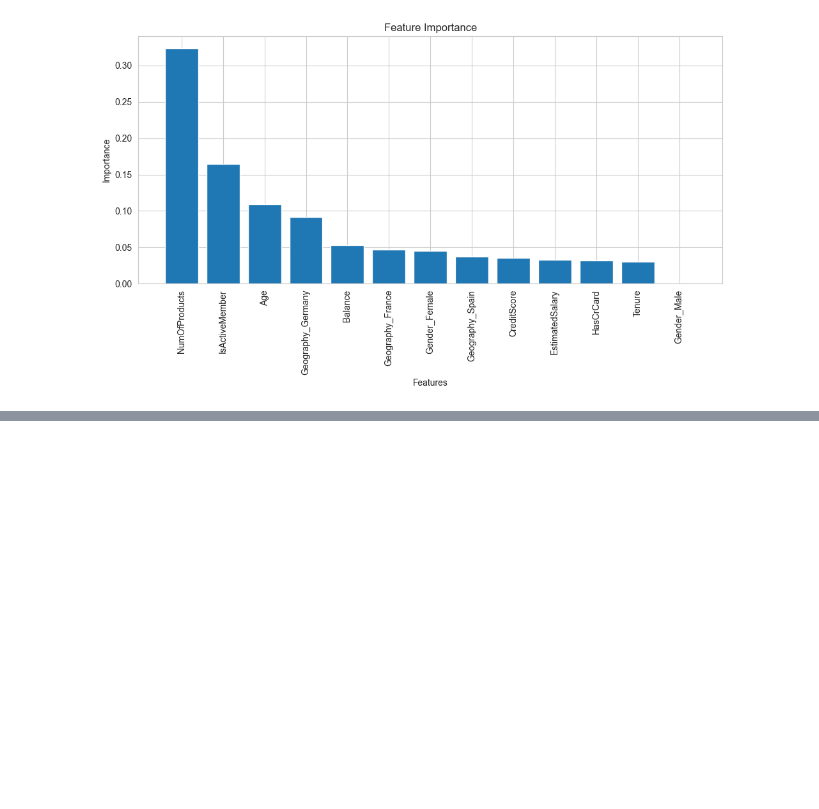
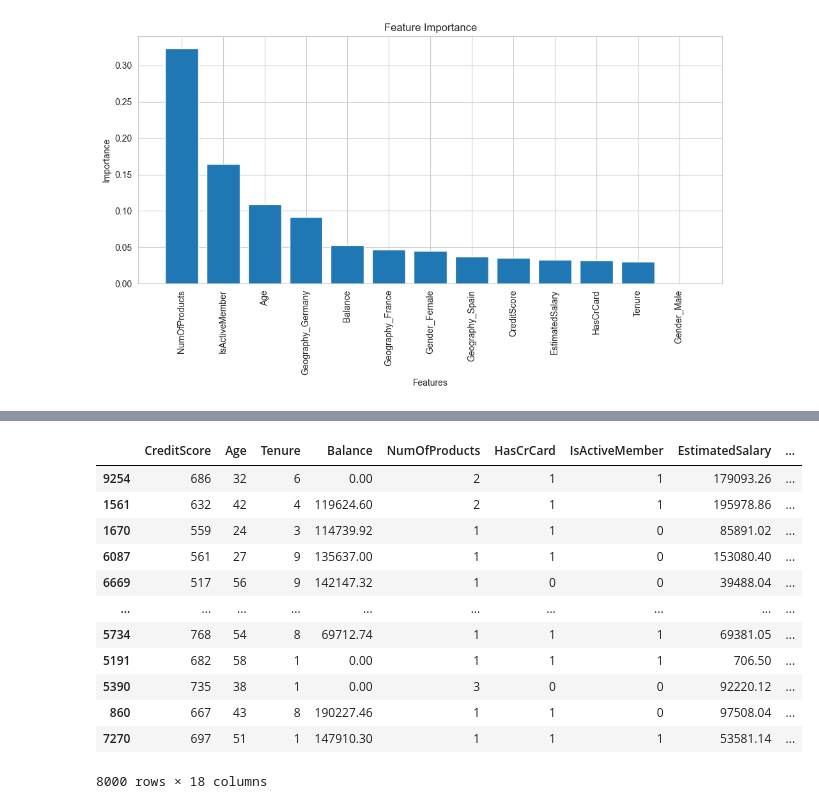
Before and after one commit to IntermediaDesigns/ai-customer-churn-prediction, a Jupyter notebook: churn.ipynb, the cells around one changed output, grey strips where cells are left out. Drawn from its saved outputs; the diff is of its cells as text; code cells hidden in the pictures; blank space fills up the shorter version.

```diff
--- a/churn.ipynb
+++ b/churn.ipynb
@@ -341,0 +376,2 @@ plt.show()
+# %%
+features['AgeGroup'] = pd.cut(df['Age'], bins=[0, 30, 45, 60, 100], labels=['Young', 'MiddleAge', 'Senior', 'Elderly'])
@@ -341,0 +394,2 @@ plt.show()
+# %%
+features['TenuredAgeRatio'] = df['Tenure'] / df['Age']
@@ -341,0 +412,2 @@ plt.show()
+# %%
+features = pd.get_dummies(features, drop_first=True)
@@ -341,0 +430,18 @@ plt.show()
+# %%
+X_train, X_test, y_train, y_test = train_test_split(features, target, test_size=0.2, random_state=42)
+# %%
+X_train
+# %% [output]
+|  | CreditScore | Age | Tenure | Balance | NumOfProducts | HasCrCard | IsActiveMember | EstimatedSalary | ... |
+| 9254 | 686 | 32 | 6 | 0.00 | 2 | 1 | 1 | 179093.26 | ... |
+| 1561 | 632 | 42 | 4 | 119624.60 | 2 | 1 | 1 | 195978.86 | ... |
+| 1670 | 559 | 24 | 3 | 114739.92 | 1 | 1 | 0 | 85891.02 | ... |
+| 6087 | 561 | 27 | 9 | 135637.00 | 1 | 1 | 0 | 153080.40 | ... |
+| 6669 | 517 | 56 | 9 | 142147.32 | 1 | 0 | 0 | 39488.04 | ... |
+| ... | ... | ... | ... | ... | ... | ... | ... | ... | ... |
+| 5734 | 768 | 54 | 8 | 69712.74 | 1 | 1 | 1 | 69381.05 | ... |
+| 5191 | 682 | 58 | 1 | 0.00 | 1 | 1 | 1 | 706.50 | ... |
+| 5390 | 735 | 38 | 1 | 0.00 | 3 | 0 | 0 | 92220.12 | ... |
+| 860 | 667 | 43 | 8 | 190227.46 | 1 | 1 | 0 | 97508.04 | ... |
+| 7270 | 697 | 51 | 1 | 147910.30 | 1 | 1 | 1 | 53581.14 | ... |
+8000 rows × 18 columns
```
Also changed, not shown: parts of 11 cells of this notebook, 2 other files.
